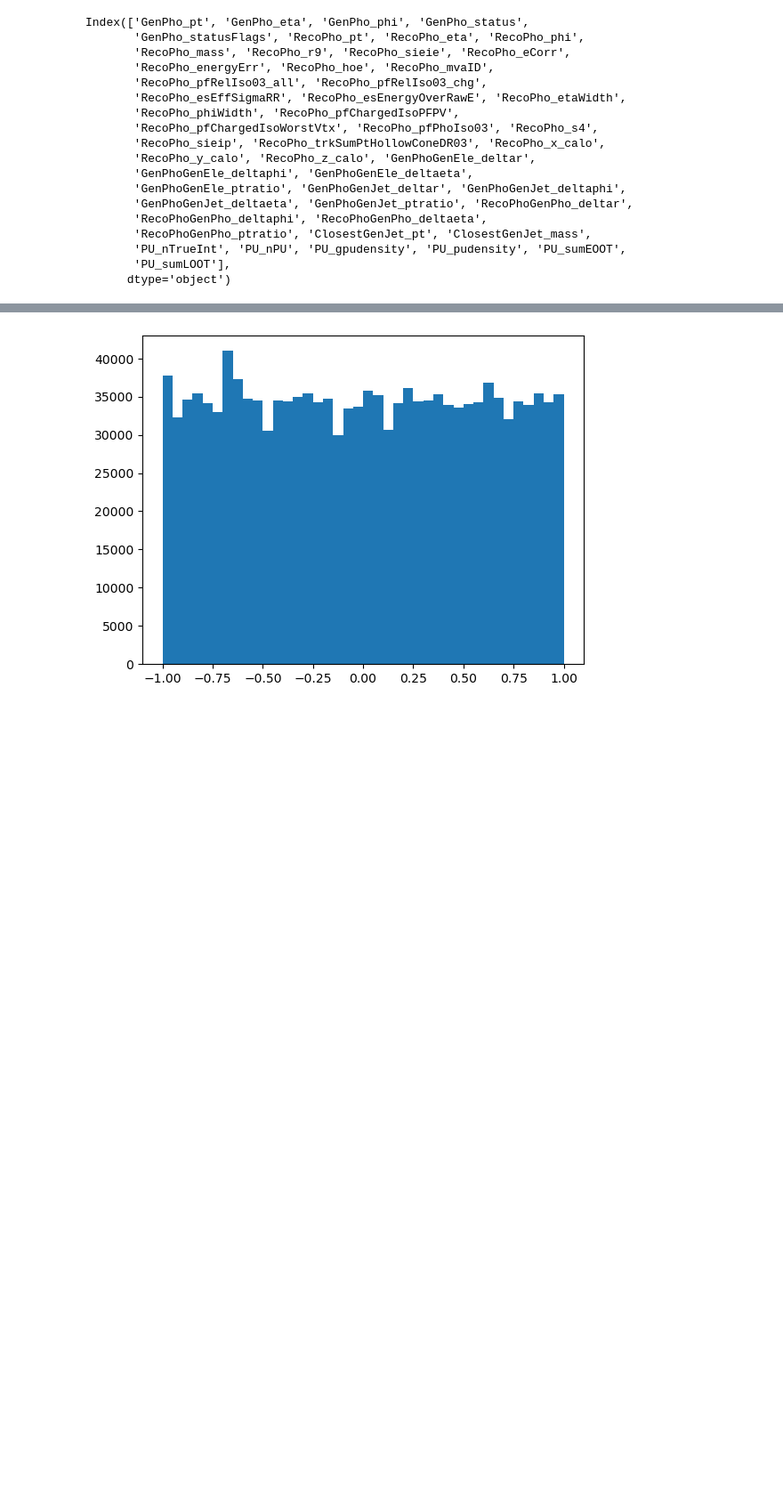
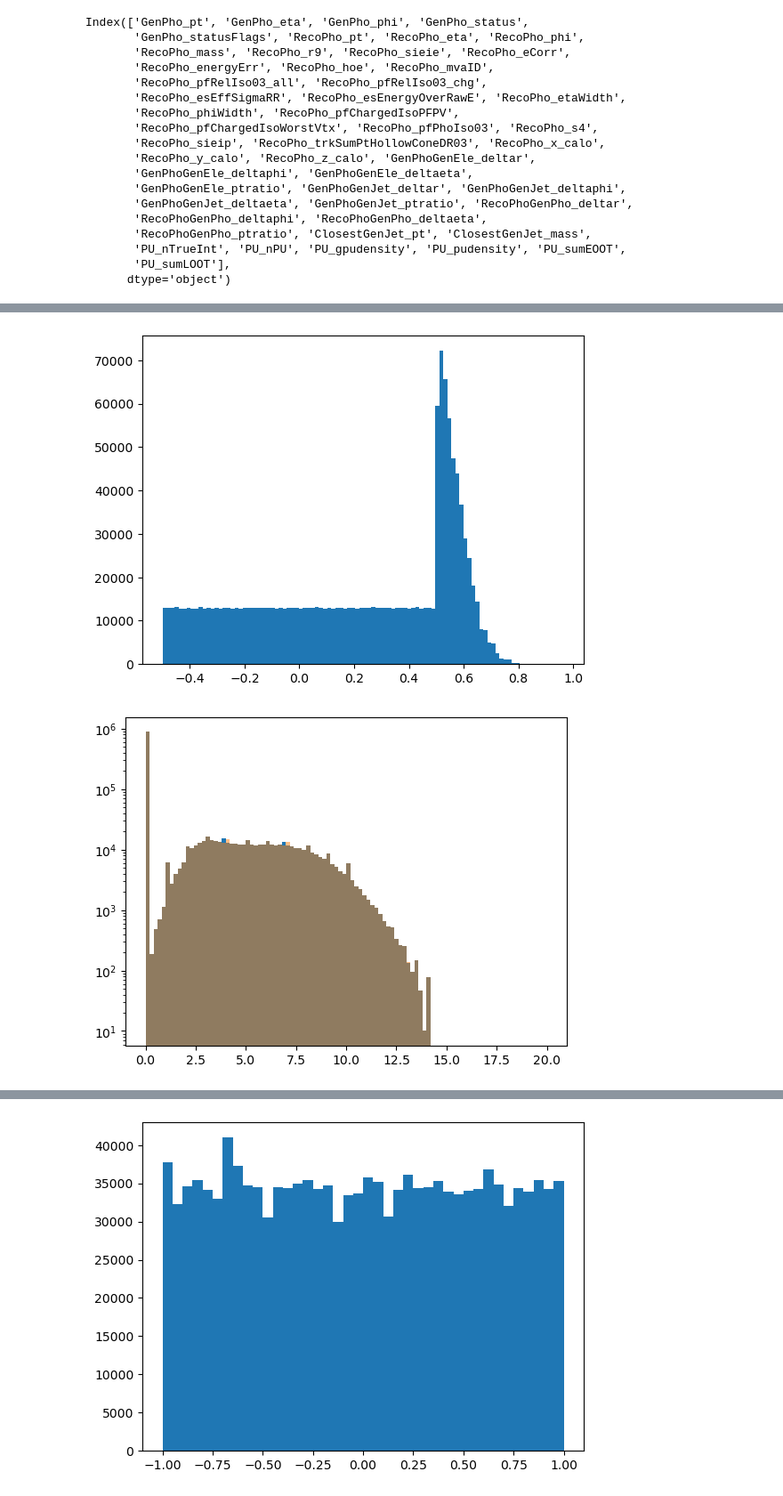
Before and after one commit to maxgalli/FlashSimStudies, a Jupyter notebook: preprocessing/study_photons.ipynb, the cells around one changed output, grey strips where cells are left out. Shown at 89% size. Drawn from its saved outputs; the diff is of its cells as text; code cells hidden in the pictures; blank space fills up the shorter version.

```diff
--- a/preprocessing/study_photons.ipynb
+++ b/preprocessing/study_photons.ipynb
@@ -42,0 +52,23 @@ Index(['GenPho_pt', 'GenPho_eta', 'GenPho_phi', 'GenPho_status',
+# %%
+
+pipe = Pipeline(
+    [
+        ('qt', QuantileTransformer(n_quantiles=1000, output_distribution='normal', random_state=0)),
+        ('scaler', MinMaxScaler((0, 1))),
+        ('displacer', Displacer(mask_lower_bound=0.5, where_to_displace=1)),
+        ('smearer', Smearer('uniform', mask_upper_bound=0.5)),
+        ('displacer_2', Displacer(mask_lower_bound=1, where_to_displace=0.5)),
+    ]
+)
+orig_rng = (0, 20)
+var = df['RecoPho_esEffSigmaRR'].values
+new_var = pipe.fit_transform(var.reshape(-1, 1))
+plt.hist(new_var, bins=100);
+plt.show()
+old_var = pipe.inverse_transform(new_var)
+plt.yscale('log')
+plt.hist(old_var, bins=100, range=orig_rng);
+plt.hist(var, bins=100, range=orig_rng, alpha=0.5);
+# %% [output]
+[figure, added]
+[figure, added]
```
Also changed, not shown: parts of 8 cells of this notebook, 2 other files.
